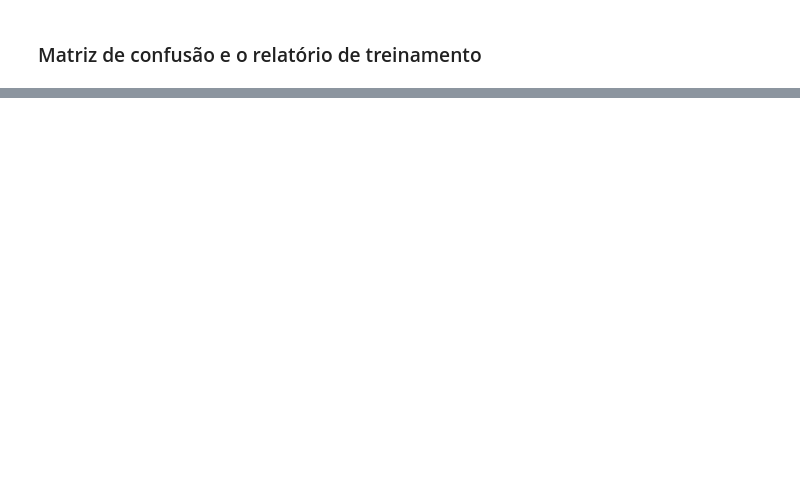
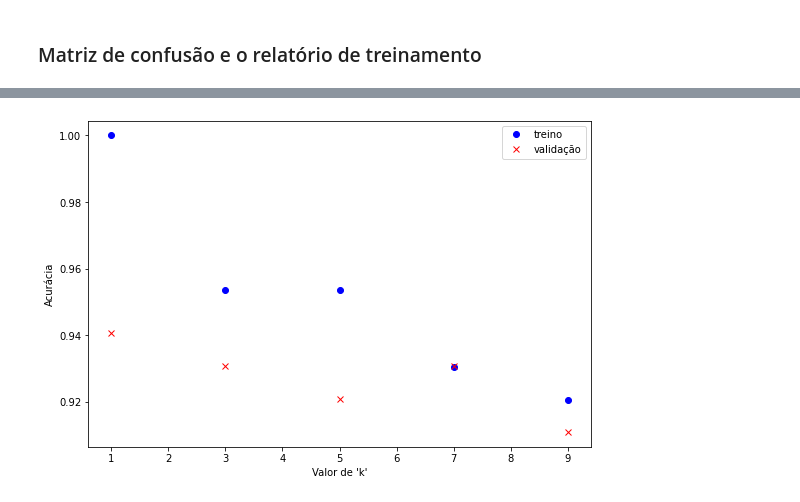
Before and after one commit to geniltonbarbosadasilva/k-NN_Classifier, a Jupyter notebook: knn_classifier.ipynb, the cells around one changed output, grey strips where cells are left out. Cells and saved outputs as stored; diff of their text form; code cells hidden in the pictures; blank space fills up the shorter version.

```diff
--- a/knn_classifier.ipynb
+++ b/knn_classifier.ipynb
@@ -419,0 +485,7 @@ weighted avg       0.52      0.49      0.49        51
+# %%
+# Transformada Normal de Caracteristicas (Sklearn)
+
+scaler = preprocessing.StandardScaler().fit(X_train_2)
+with np.printoptions(precision=4, suppress=True):
+    print(f'Média:  \t {np.array(scaler.mean_)}')
+    print(f'Desv. pad.: \t {np.array(scaler.scale_)}')
@@ -419,0 +512,39 @@ weighted avg       0.52      0.49      0.49        51
+# %%
+k_list = [1, 3, 5, 7, 9]
+
+# Lista com as acurácias de traino
+acc_train_list = []
+# Lista com as acurácias de validação
+acc_val_list = []
+
+for k_ in k_list:
+    # Constrói um classificador K-NN. K = k_
+    clf = neighbors.KNeighborsClassifier(n_neighbors=k_)
+
+    # Treinando o classificador
+    clf.fit(X_train_2_norm, y_train_2)
+
+    # Testando o classificador (usando o conjunto de validação)
+    pred = clf.predict(X_val_norm)
+    acc_val = metrics.accuracy_score(y_val, pred)
+
+    acc_val_list.append(acc_val)
+
+    # Testando o classificador (usando o conjunto de treino)
+    # **** Apenas para comparar com o resultado da validação ****
+    pred_train = clf.predict(X_train_2_norm)
+    acc_train = metrics.accuracy_score(y_train_2, pred_train)
+
+    acc_train_list.append(acc_train)
+# %%
+plt.figure(figsize=(9, 6))
+
+plt.plot(k_list, acc_train_list, 'o', color='blue', label='treino')
+plt.plot(k_list, acc_val_list, 'x', color='red', label='validação')
+plt.xlabel("Valor de 'k'")
+plt.ylabel("Acurácia")
+plt.legend(loc='best')
+
+plt.show()
+# %% [output]
+[figure, added]
```
Also changed, not shown: parts of 49 cells of this notebook.
